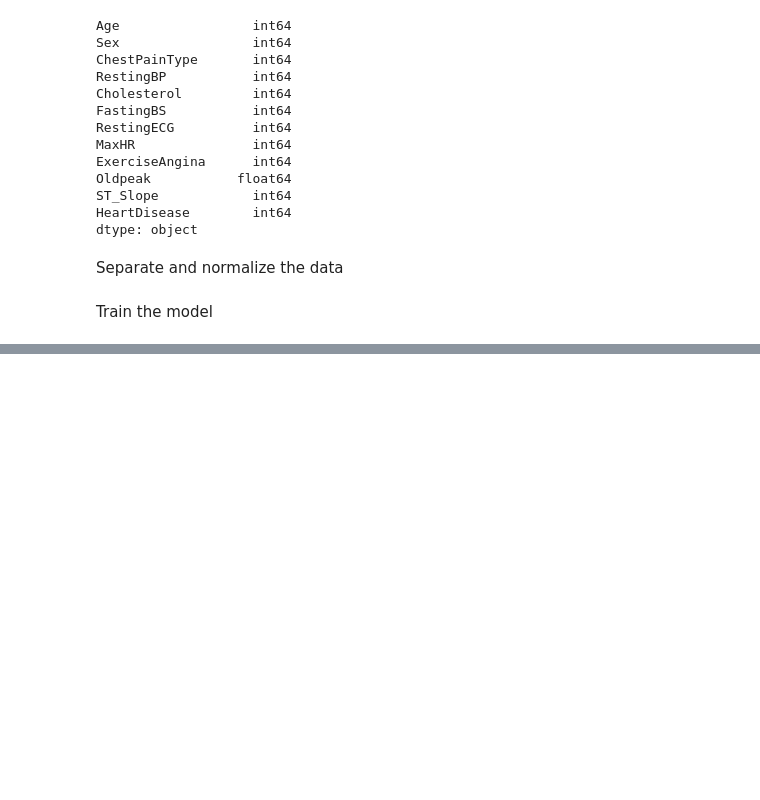
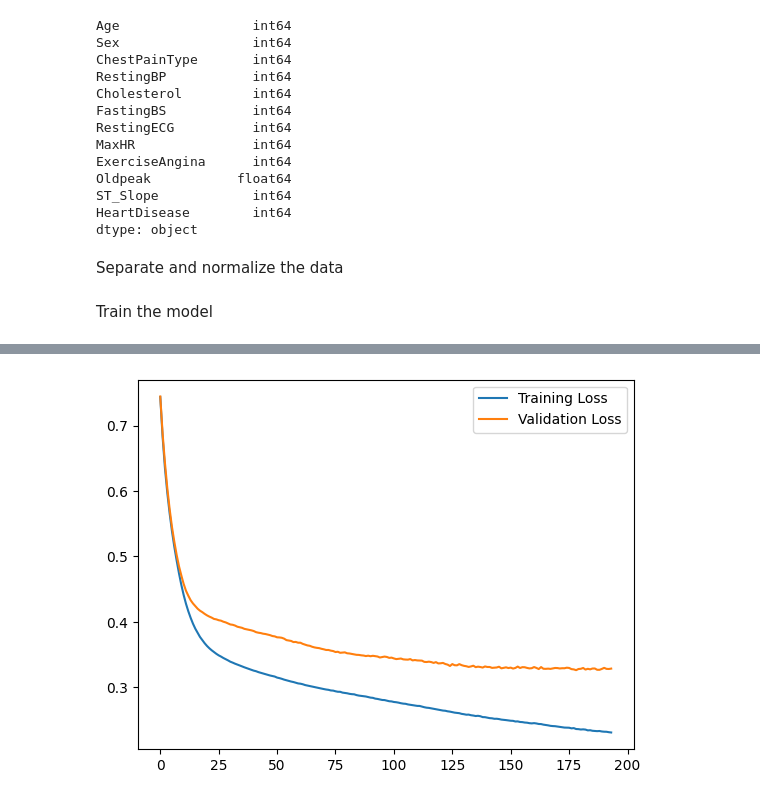
Before and after one commit to vinnymaisano/heart-disease-prediction, a Jupyter notebook: Heart disease prediction.ipynb, the cells around one changed output, grey strips where cells are left out. Drawn from its saved outputs; the diff is of its cells as text; code cells hidden in the pictures; blank space fills up the shorter version.

Commit message:
Added early stopping

```diff
--- a/Heart disease prediction.ipynb
+++ b/Heart disease prediction.ipynb
@@ -93,12 +102,16 @@ from tensorflow.keras.optimizers import Adam
 # %%
 model = Sequential(
     [
-        Dense(units=11, activation='linear', name='input'),
-        Dense(units=25, activation='sigmoid', name='h1'),
-        Dense(units=1, activation='sigmoid', name='out')
+        Input(shape=(11,), name='input'),
+        Dense(units=15, activation=LeakyReLU(negative_slope=0.1), name='h1'),
+        Dense(units=3, activation=LeakyReLU(negative_slope=0.1), name='h2'),
+        Dense(units=1, activation='sigmoid',  name='out')
     ]
 )
 # %%
-model.compile(optimizer=Adam(), loss=BinaryCrossentropy(), metrics=['accuracy', 'precision', 'recall'])
+model.compile(optimizer=Adam(learning_rate=0.0008), loss=BinaryCrossentropy(), metrics=['accuracy', 'precision', 'recall'])
+stop = tf.keras.callbacks.EarlyStopping(
+    monitor='val_loss',
+    patience=15,
+    restore_best_weights=True
+)
-# %%
-model.fit(x=xtrain, y=ytrain, epochs=250)
@@ -145,0 +118,2 @@ loss, acurracy, precision, recall = model.evaluate(xtest, ytest)
+# %%
+history = model.fit(xtrain, ytrain, validation_data=(xtest, ytest), epochs=250, callbacks=[stop])
@@ -145,0 +148,7 @@ loss, acurracy, precision, recall = model.evaluate(xtest, ytest)
+# %%
+plt.plot(history.history['loss'], label='Training Loss')
+plt.plot(history.history['val_loss'], label='Validation Loss')
+plt.legend()
+plt.show()
+# %% [output]
+[figure, added]
```
Also changed, not shown: parts of 13 cells of this notebook.
